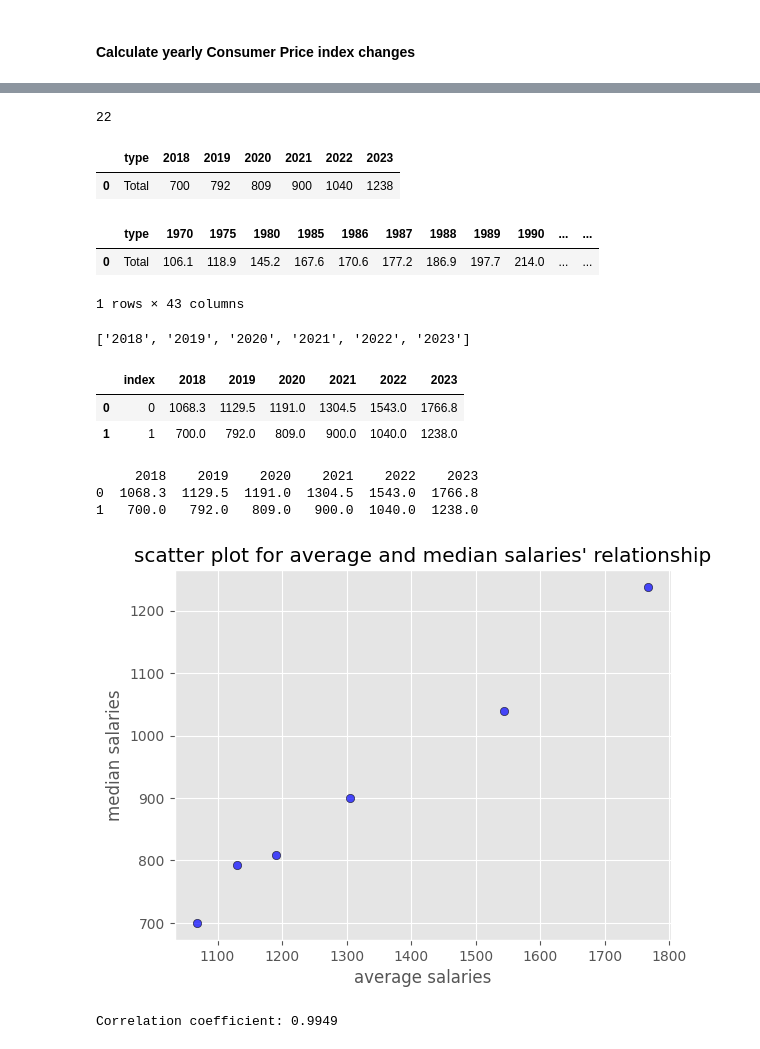
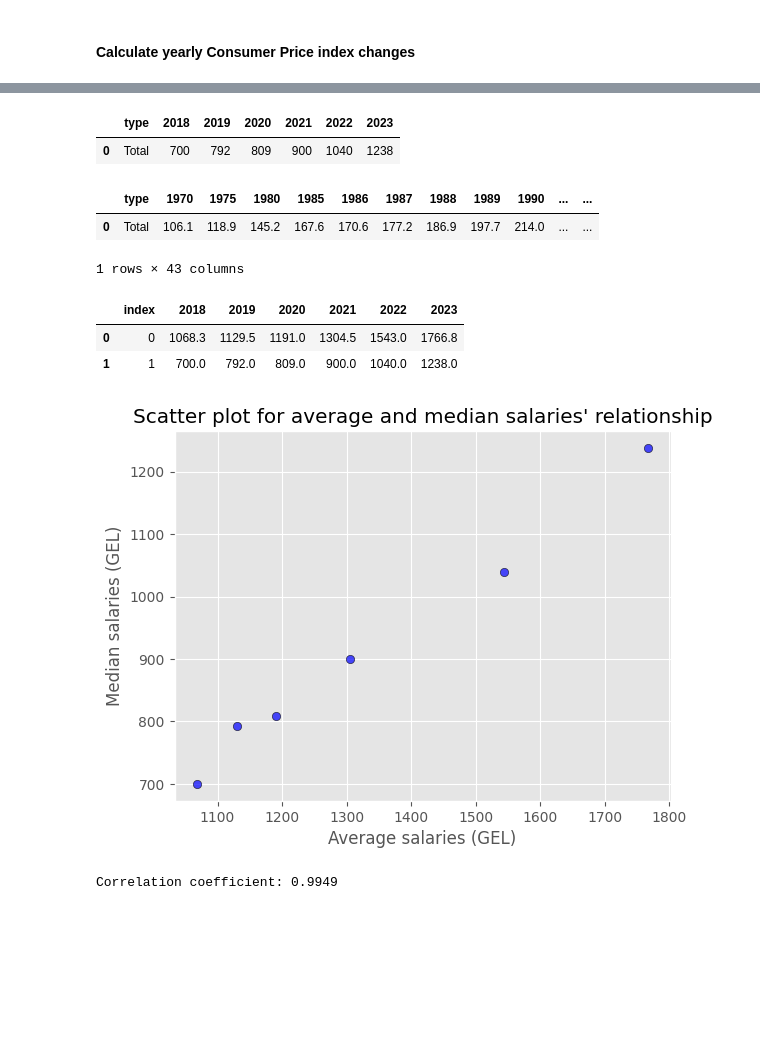
Before and after one commit to SabaGuledani/Economic-and-Financial-Analysis-of-Georgia, a Jupyter notebook: GDP.ipynb, the cells around one changed output, grey strips where cells are left out. Cells and saved outputs as stored; diff of their text form; code cells hidden in the pictures; blank space fills up the shorter version.

```diff
--- a/GDP.ipynb
+++ b/GDP.ipynb
@@ -509,15 +513,12 @@ yearly_cpi = df_inflation_row[1::12]
 # %%
 # we have yearly CPI, now we need to load average salaries and predict what was mean
 # based on the data of last few years
+df_median_salaries = pd.read_csv('./salary_meadians.csv')
+df_avg_salaries = pd.read_csv('./salaries.csv')
+df_median_salaries.head()
 # %% [output]
-22
+|  | type | 2018 | 2019 | 2020 | 2021 | 2022 | 2023 |
+| 0 | Total | 700 | 792 | 809 | 900 | 1040 | 1238 |
-# %%
-df_median_salaries = pd.read_csv('./salary_meadians.csv')
-df_avg_salaries = pd.read_csv('./salaries.csv')
-df_median_salaries.head()
-# %% [output]
-|  | type | 2018 | 2019 | 2020 | 2021 | 2022 | 2023 |
-| 0 | Total | 700 | 792 | 809 | 900 | 1040 | 1238 |
 # %%
 df_avg_salaries.head()
 # %% [output]
@@ -525,41 +526,37 @@ df_avg_salaries.head()
 | 0 | Total | 106.1 | 118.9 | 145.2 | 167.6 | 170.6 | 177.2 | 186.9 | 197.7 | 214.0 | ... | ... |
 1 rows × 43 columns
 # %%
-# take values from averages df that are in the first df
+# take values from averages df that are in the first dataframe
 cols_to_fetch = list(df_median_salaries.columns)[1:]
-print(cols_to_fetch)
 
+# merge dataframes
 df_salaries_merged = df_avg_salaries[cols_to_fetch]
 df_salaries_merged = pd.concat([df_salaries_merged, df_median_salaries],ignore_index=True)
+
+
 # drop "type" column
 df_salaries_merged = df_salaries_merged.drop(columns=['type'])
 df_salaries_merged.reset_index()
 # %% [output]
-['2018', '2019', '2020', '2021', '2022', '2023']
 |  | index | 2018 | 2019 | 2020 | 2021 | 2022 | 2023 |
 | 0 | 0 | 1068.3 | 1129.5 | 1191.0 | 1304.5 | 1543.0 | 1766.8 |
 | 1 | 1 | 700.0 | 792.0 | 809.0 | 900.0 | 1040.0 | 1238.0 |
-# %%
-print(df_salaries_merged)
-# %% [output]
-     2018    2019    2020    2021    2022    2023
-0  1068.3  1129.5  1191.0  1304.5  1543.0  1766.8
-1   700.0   792.0   809.0   900.0  1040.0  1238.0
 # %%
+# Let's plot scatterplot to see if there is some visible correlation
 x = df_salaries_merged.loc[0]
 y = df_salaries_merged.loc[1]
 
 plt.scatter(x, y, color='blue', alpha=0.7, edgecolors='black')
 
 
-plt.xlabel("average salaries")
-plt.ylabel("median salaries")
-plt.title("scatter plot for average and median salaries' relationship")
+plt.xlabel("Average salaries (GEL)")
+plt.ylabel("Median salaries (GEL)")
+plt.title("Scatter plot for average and median salaries' relationship")
 
 
 plt.show()
 # %% [output]
-[figure, old version]
+[figure, new version]
 # %%
 # Calculate correlation coefficient to be sure that they have correlation
 correlation = np.corrcoef(x, y)[0, 1]
```
Also changed, not shown: parts of 13 cells of this notebook, 1 other file.
